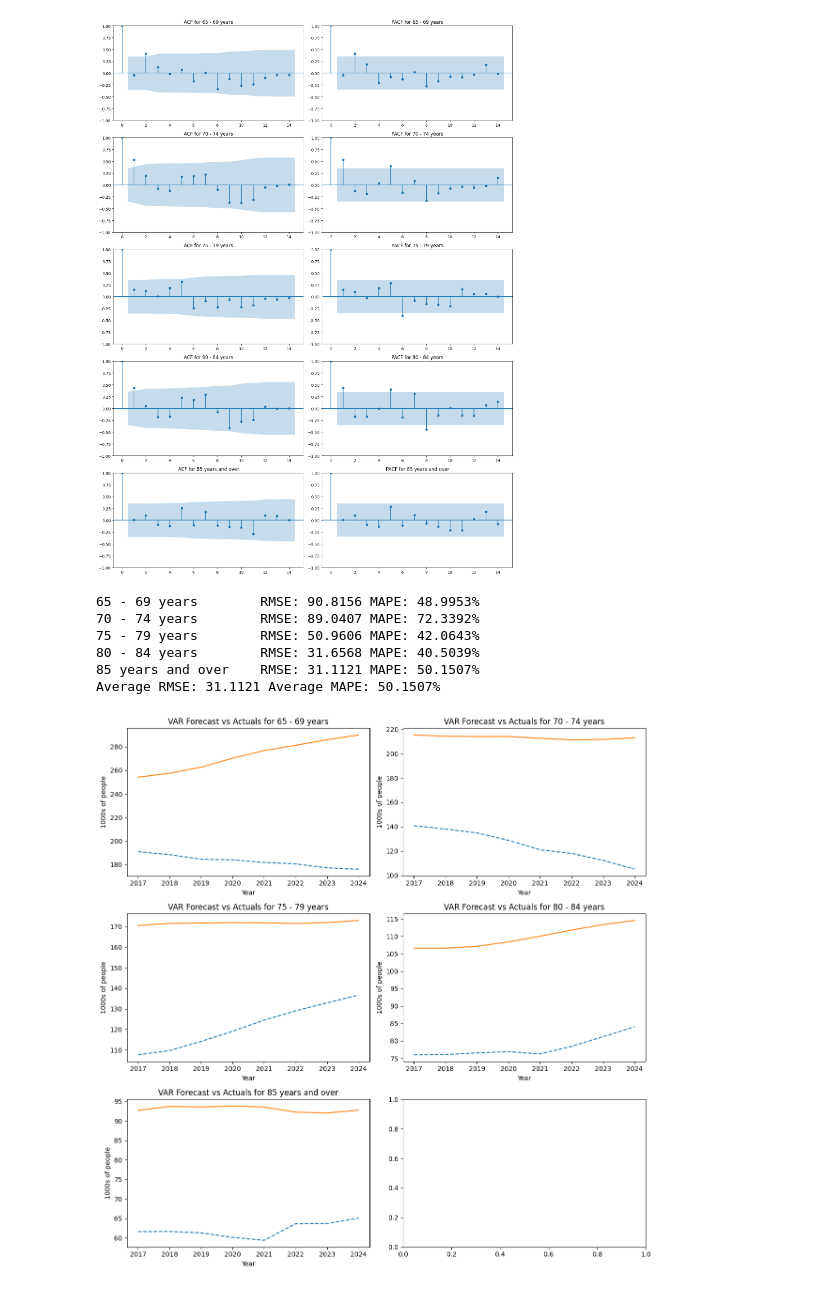
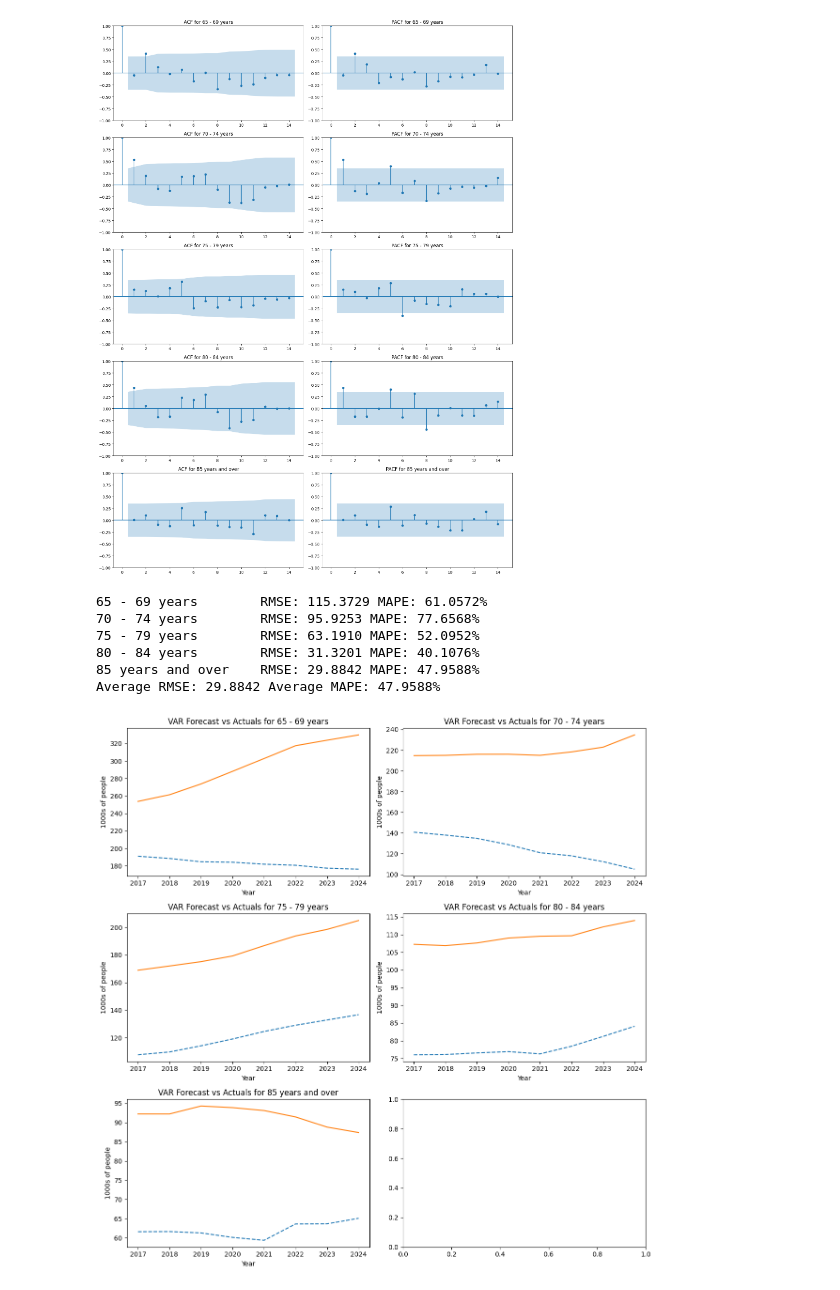
Before and after one commit to oOoOoOo0o/LM051-FYP, a Jupyter notebook: var/age-groups.ipynb, the cells around one changed output. Saved outputs shown, nothing was run; the diff lists cells and outputs as text; code cells hidden in the pictures.

```diff
--- a/var/age-groups.ipynb
+++ b/var/age-groups.ipynb
@@ -214,7 +214,7 @@ train_size = int(len(df_selected) * 0.8)
 train_data, test_data = df_selected[:train_size], df_selected[train_size:]
 
 model_train = VAR(train_data)
-lag_order_train = 3#model_train.select_order(maxlags=3).bic
+lag_order_train = optimal_lag
 var_fitted_train = model_train.fit(lag_order_train)
 
 forecast_steps = len(test_data)
@@ -226,40 +226,40 @@ forecast_df_first_cumsum = forecast_df.cumsum()  # First cumsum to undo first-or
 forecast_df = forecast_df_first_cumsum.cumsum() + df_selected_copy.iloc[-1]  # Second cumsum to undo second-order differencing, and adding the last original value
 
 # Undoing second-order differencing for the test data
 test_data_first_cumsum = test_data.cumsum()  # First cumsum to undo first-order differencing
 test_data = test_data_first_cumsum.cumsum() + df_selected_copy.iloc[:train_size].iloc[-1]  # Second cumsum to undo second-order differencing, adding the last original value from training set
 
 rmses = []
 mapes = []
 for column in test_data.columns:
     rmse = metrics.root_mean_squared_error(test_data[column], forecast_df[column])
     mape = metrics.mean_absolute_percentage_error(test_data[column], forecast_df[column]) * 100
     print(f'{column:20} RMSE: {rmse:.4f} MAPE: {mape:.4f}%')
     rmses.append(rmse)
     mapes.append(mape)
 
 print(f'Average RMSE: {np.mean(rmse):.4f} Average MAPE: {np.mean(mape):.4f}%')
 
 fig, axes = plt.subplots(3, 2, figsize=(12, 12))
 axes = axes.flatten()
 for idx, column in enumerate(selected_columns):
     ax = axes[idx]
     ax.plot(test_data.index, test_data[column], label=f"Actual {column}", linestyle='--')
     ax.plot(forecast_df.index, forecast_df[column], label=f"Forecast {column}")
 
     ax.set_xlabel('Year')
     ax.set_ylabel('1000s of people')
     ax.set_title(f'VAR Forecast vs Actuals for {column}')
 plt.tight_layout()
 plt.show()
 # %% [output]
-65 - 69 years        RMSE: 90.8156 MAPE: 48.9953%
-70 - 74 years        RMSE: 89.0407 MAPE: 72.3392%
-75 - 79 years        RMSE: 50.9606 MAPE: 42.0643%
-80 - 84 years        RMSE: 31.6568 MAPE: 40.5039%
-85 years and over    RMSE: 31.1121 MAPE: 50.1507%
-Average RMSE: 31.1121 Average MAPE: 50.1507%
+65 - 69 years        RMSE: 115.3729 MAPE: 61.0572%
+70 - 74 years        RMSE: 95.9253 MAPE: 77.6568%
+75 - 79 years        RMSE: 63.1910 MAPE: 52.0952%
+80 - 84 years        RMSE: 31.3201 MAPE: 40.1076%
+85 years and over    RMSE: 29.8842 MAPE: 47.9588%
+Average RMSE: 29.8842 Average MAPE: 47.9588%
-[figure, old version]
+[figure, new version]
 # %%
 # Forecasting
 
```
Also changed, not shown: parts of 2 cells of this notebook.
